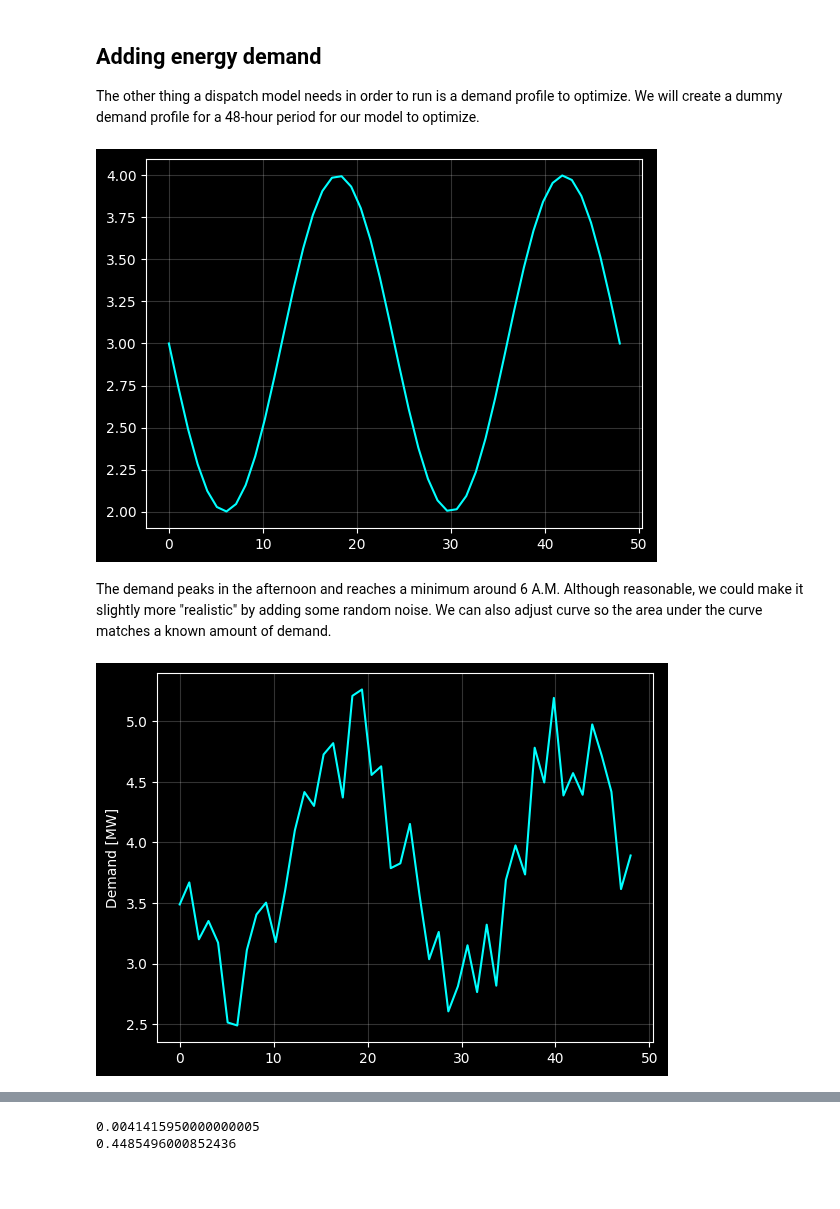
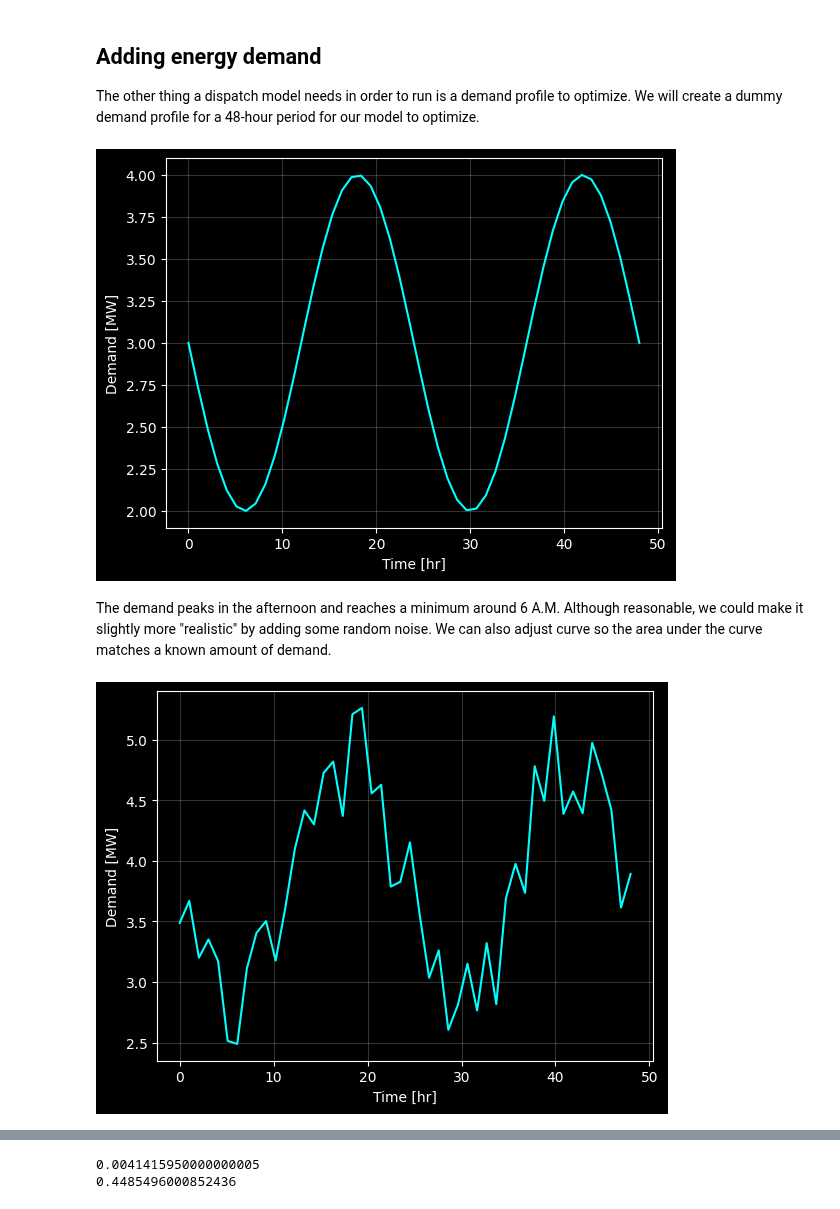
Before and after one commit to arfc/osier, a Jupyter notebook: docs/source/examples/dispatch_tutorial.ipynb, the cells around one changed output, grey strips where cells are left out. Drawn from its saved outputs; the diff is of its cells as text; code cells hidden in the pictures; blank space fills up the shorter version.

```diff
--- a/docs/source/examples/dispatch_tutorial.ipynb
+++ b/docs/source/examples/dispatch_tutorial.ipynb
@@ -62,29 +64,32 @@ demand = (np.sin((hours*np.pi/n_hours*2+phase_shift))*-1+np.ones(N)*(base_shift+
 with plt.style.context("dark_background"):
     plt.plot(hours, demand, color='cyan')
     plt.grid(alpha=0.2)
+    plt.ylabel('Demand [MW]')
+    plt.xlabel('Time [hr]')
     plt.show()
 # %% [output]
-[figure, old version]
+[figure, new version]
 # %% [markdown]
 The demand peaks in the afternoon and reaches a minimum around 6 A.M. Although reasonable, we could make it slightly more "realistic" by adding some random noise. We can also adjust curve so the area under the curve matches a known amount of demand.
 # %%
 total_demand = 185  # [MW], sets the total demand [units of energy]
 demand = (np.sin((hours*np.pi/n_hours*2+phase_shift))*-1+np.ones(N)*(base_shift+1))
 
 np.random.seed(1234) # sets the seed for repeatability
 
 noise = np.random.random(N)
 demand += noise
 
 demand = demand/demand.sum() * total_demand  # rescale
 
 with plt.style.context("dark_background"):
     plt.plot(hours, demand, color='cyan')
     plt.ylabel('Demand [MW]')
+    plt.xlabel('Time [hr]')
     plt.grid(alpha=0.2)
     plt.show()
 # %% [output]
-[figure, old version]
+[figure, new version]
 # %% [markdown]
 ## Creating the Dispatch Model
 
```
Also changed, not shown: parts of 3 cells of this notebook.
